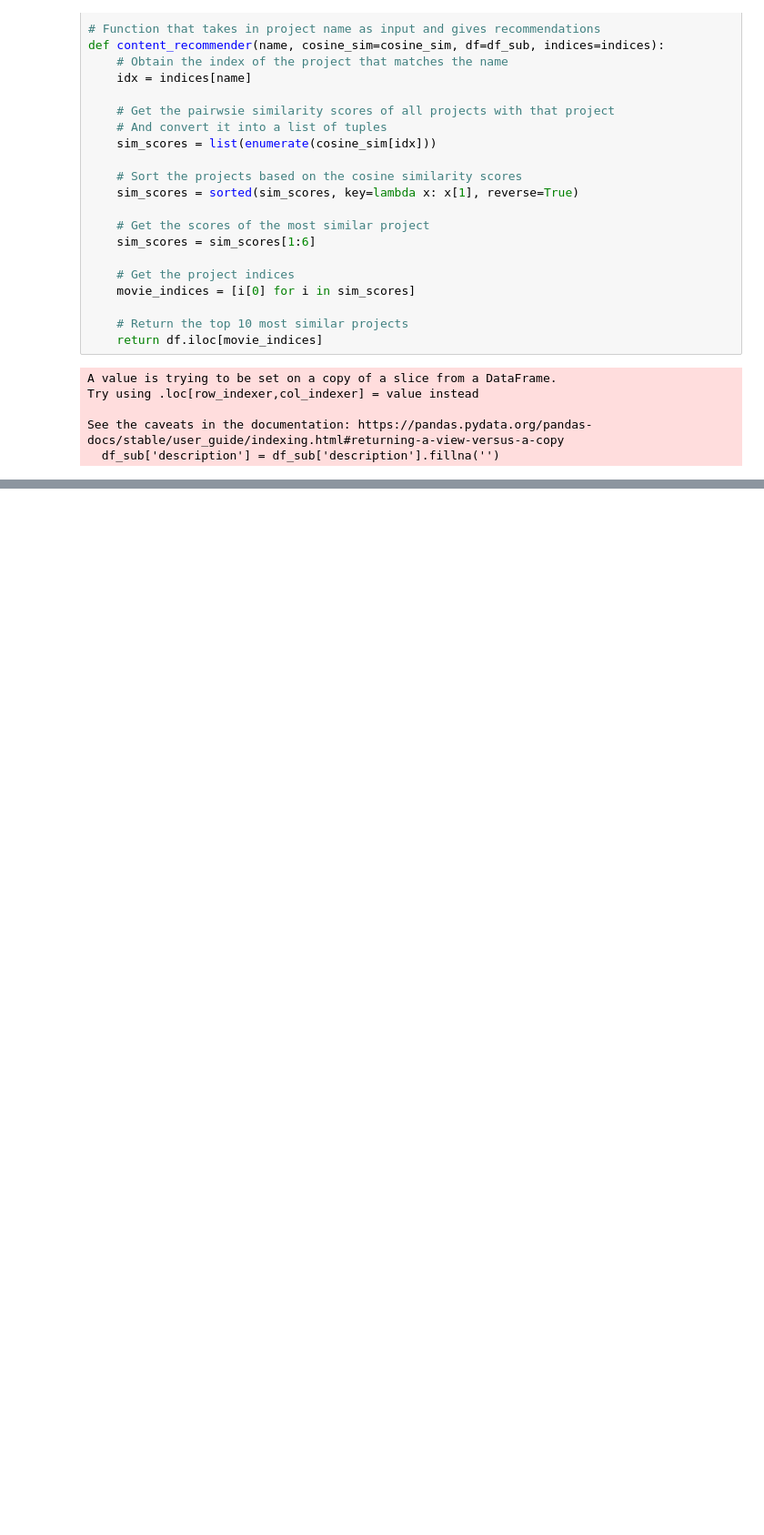
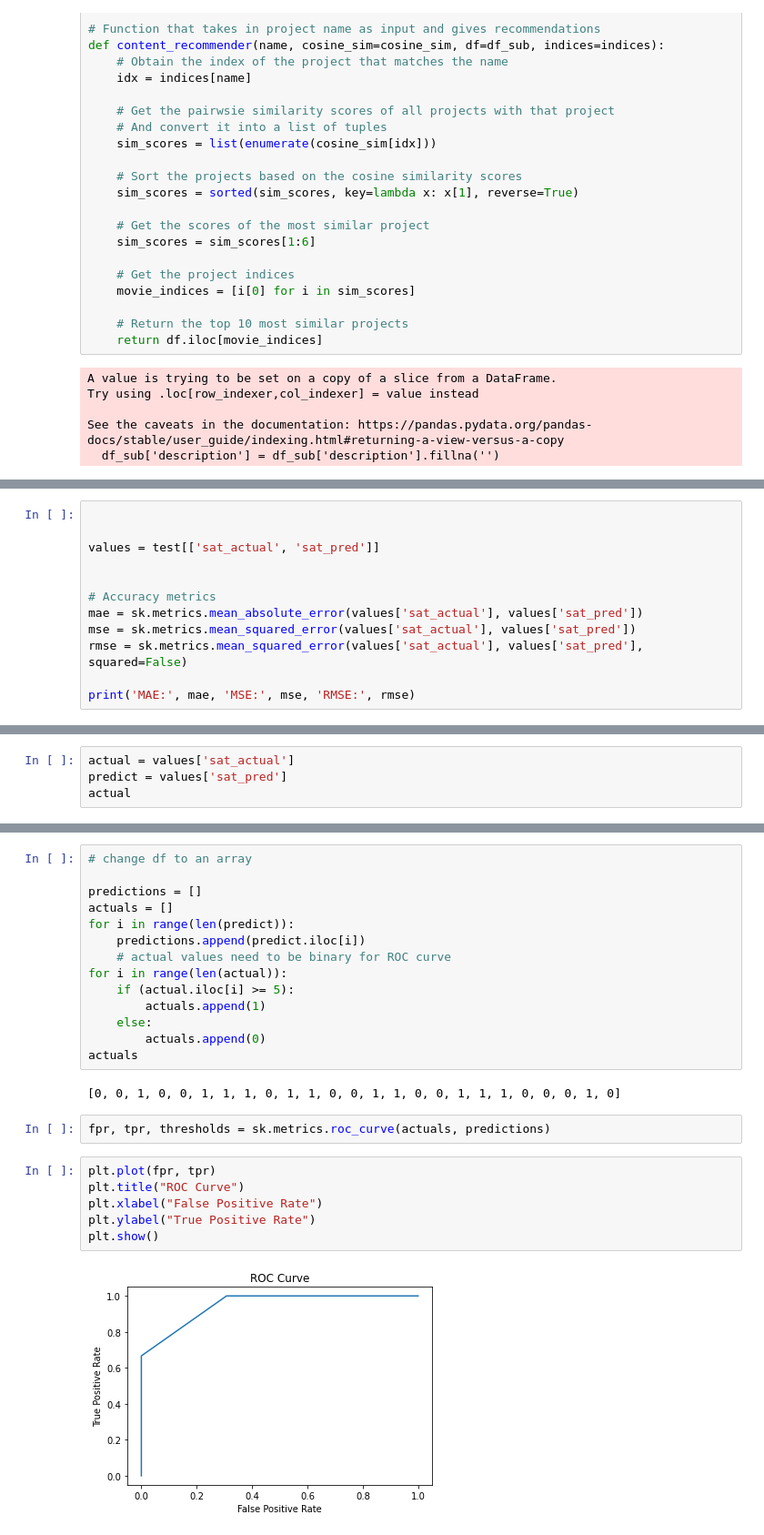
Before and after one commit to ssayce0511/Recommendation-System, a Jupyter notebook: OS_Rec.ipynb, the cells around one changed output, grey strips where cells are left out. Shown at 91% size. Drawn from its saved outputs; the diff is of its cells as text; blank space fills up the shorter version.

```diff
--- a/OS_Rec.ipynb
+++ b/OS_Rec.ipynb
@@ -259,0 +367,12 @@ test = users.iloc[25:]
+# %%
+
+
+values = test[['sat_actual', 'sat_pred']]
+
+
+# Accuracy metrics
+mae = sk.metrics.mean_absolute_error(values['sat_actual'], values['sat_pred'])
+mse = sk.metrics.mean_squared_error(values['sat_actual'], values['sat_pred'])
+rmse = sk.metrics.mean_squared_error(values['sat_actual'], values['sat_pred'], squared=False)
+
+print('MAE:', mae, 'MSE:', mse, 'RMSE:', rmse)
@@ -259,0 +381,4 @@ test = users.iloc[25:]
+# %%
+actual = values['sat_actual']
+predict = values['sat_pred']
+actual
@@ -259,0 +416,26 @@ test = users.iloc[25:]
+# %%
+# change df to an array
+
+predictions = []
+actuals = []
+for i in range(len(predict)):
+    predictions.append(predict.iloc[i])
+    # actual values need to be binary for ROC curve
+for i in range(len(actual)):
+    if (actual.iloc[i] >= 5):
+        actuals.append(1)
+    else:
+        actuals.append(0)
+actuals
+# %% [output]
+[0, 0, 1, 0, 0, 1, 1, 1, 0, 1, 1, 0, 0, 1, 1, 0, 0, 1, 1, 1, 0, 0, 0, 1, 0]
+# %%
+fpr, tpr, thresholds = sk.metrics.roc_curve(actuals, predictions)
+# %%
+plt.plot(fpr, tpr)
+plt.title("ROC Curve")
+plt.xlabel("False Positive Rate")
+plt.ylabel("True Positive Rate")
+plt.show()
+# %% [output]
+[figure, added]
```
Also changed, not shown: parts of 18 cells of this notebook.
